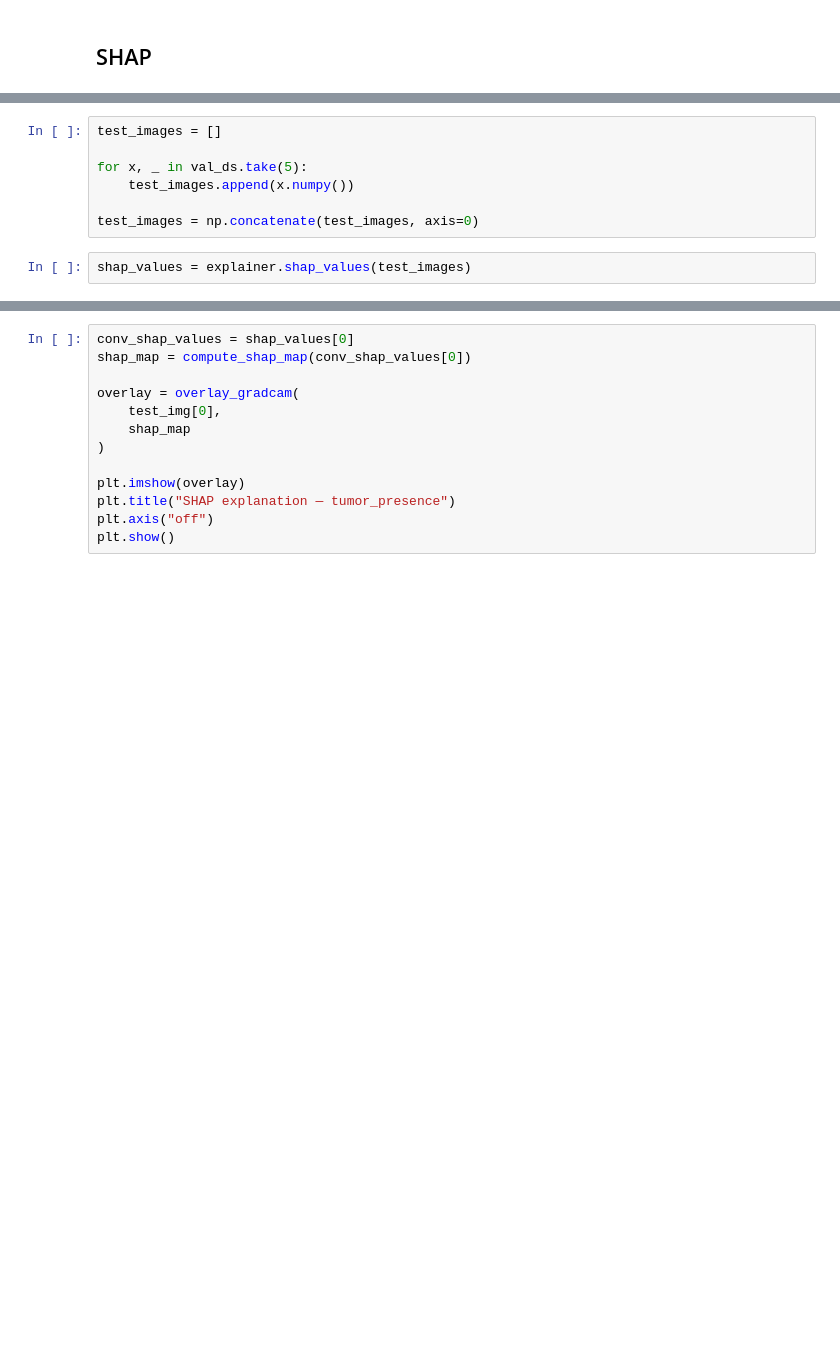
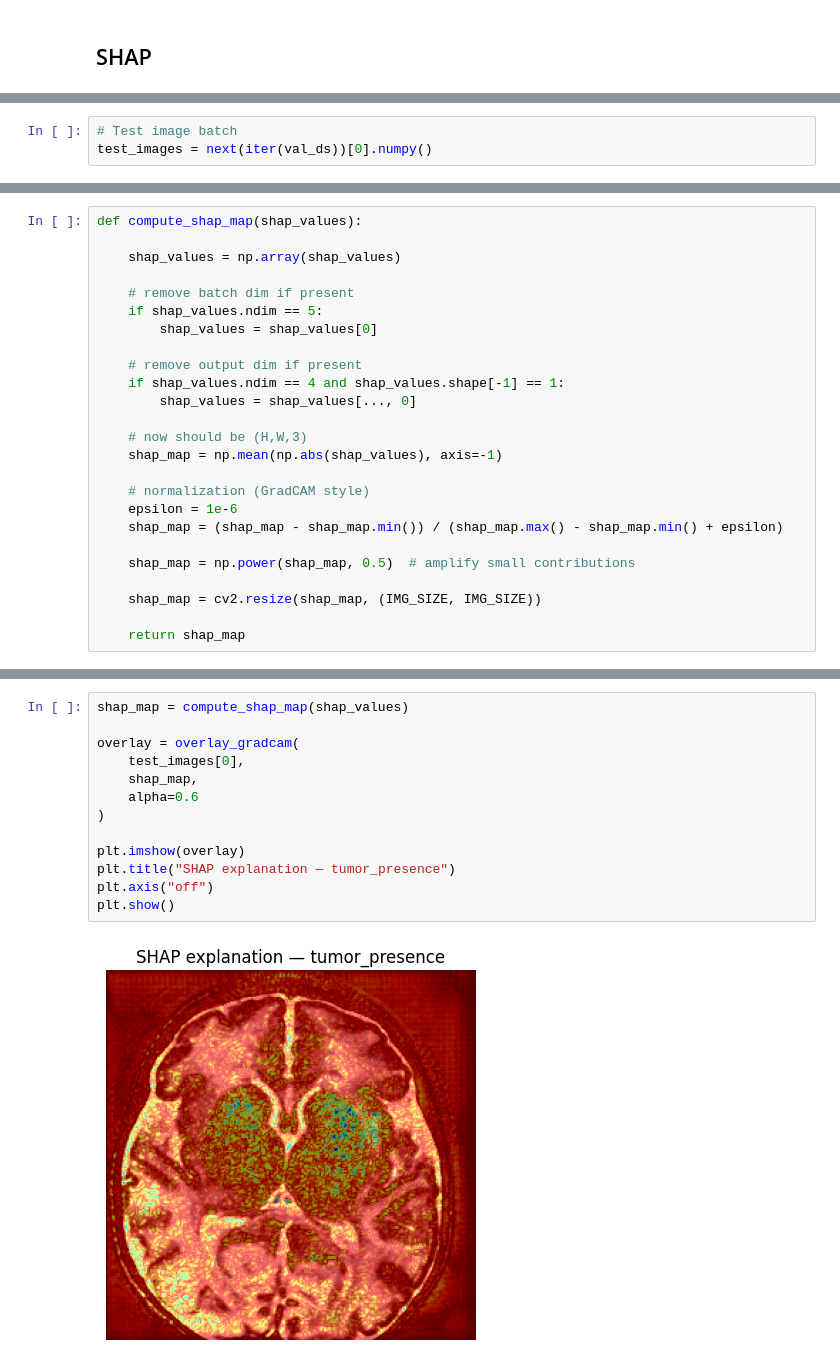
Before and after one commit to Jeremy-Duval-PhD/Brain_Tumor_MRI_Dataset, a Jupyter notebook: notebooks/Modeling.ipynb, the cells around one changed output, grey strips where cells are left out. Saved outputs shown, nothing was run; the diff lists cells and outputs as text; blank space fills up the shorter version.

Commit message:
WIP : SHAP: shap for tumor_presence done !

```diff
--- a/notebooks/Modeling.ipynb
+++ b/notebooks/Modeling.ipynb
@@ -1735 +1735,4 @@ print(background_images.shape) # (100, IMG_SIZE, IMG_SIZE, 3)
+# %%
+# Test image batch
+test_images = next(iter(val_ds))[0].numpy()
 # %%
@@ -1740,11 +1746,2 @@ explainer = shap.GradientExplainer(
     background_images
 )
-# %%
-test_images = []
-
-for x, _ in val_ds.take(5):
-    test_images.append(x.numpy())
-
-test_images = np.concatenate(test_images, axis=0)
-# %%
-shap_values = explainer.shap_values(test_images)
@@ -1770 +1778,26 @@ def compute_shap_map(shap_values):
+# %%
+def compute_shap_map(shap_values):
+
+    shap_values = np.array(shap_values)
+
+    # remove batch dim if present
+    if shap_values.ndim == 5:
+        shap_values = shap_values[0]
+
+    # remove output dim if present
+    if shap_values.ndim == 4 and shap_values.shape[-1] == 1:
+        shap_values = shap_values[..., 0]
+
+    # now should be (H,W,3)
+    shap_map = np.mean(np.abs(shap_values), axis=-1)
+
+    # normalization (GradCAM style)
+    epsilon = 1e-6
+    shap_map = (shap_map - shap_map.min()) / (shap_map.max() - shap_map.min() + epsilon)
+
+    shap_map = np.power(shap_map, 0.5)  # amplify small contributions
+
+    shap_map = cv2.resize(shap_map, (IMG_SIZE, IMG_SIZE))
+
+    return shap_map
 # %%
@@ -1773,13 +1809,15 @@ print("Tumor presence probability:", pred["tumor_presence"][0][0])
 # %%
-conv_shap_values = shap_values[0]
-shap_map = compute_shap_map(conv_shap_values[0])
+shap_map = compute_shap_map(shap_values)
 
 overlay = overlay_gradcam(
-    test_img[0],
-    shap_map
+    test_images[0],
+    shap_map,
+    alpha=0.6
 )
 
 plt.imshow(overlay)
 plt.title("SHAP explanation — tumor_presence")
 plt.axis("off")
 plt.show()
+# %% [output]
+[figure, added]
```
Also changed, not shown: parts of 20 cells of this notebook.
